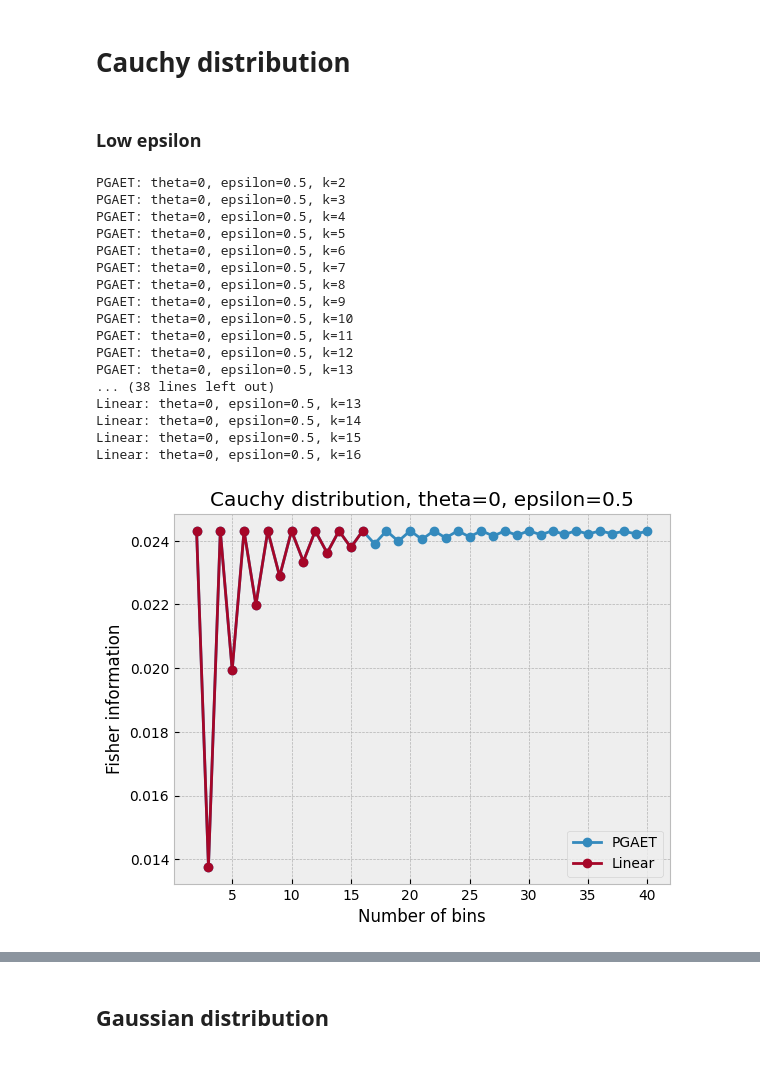
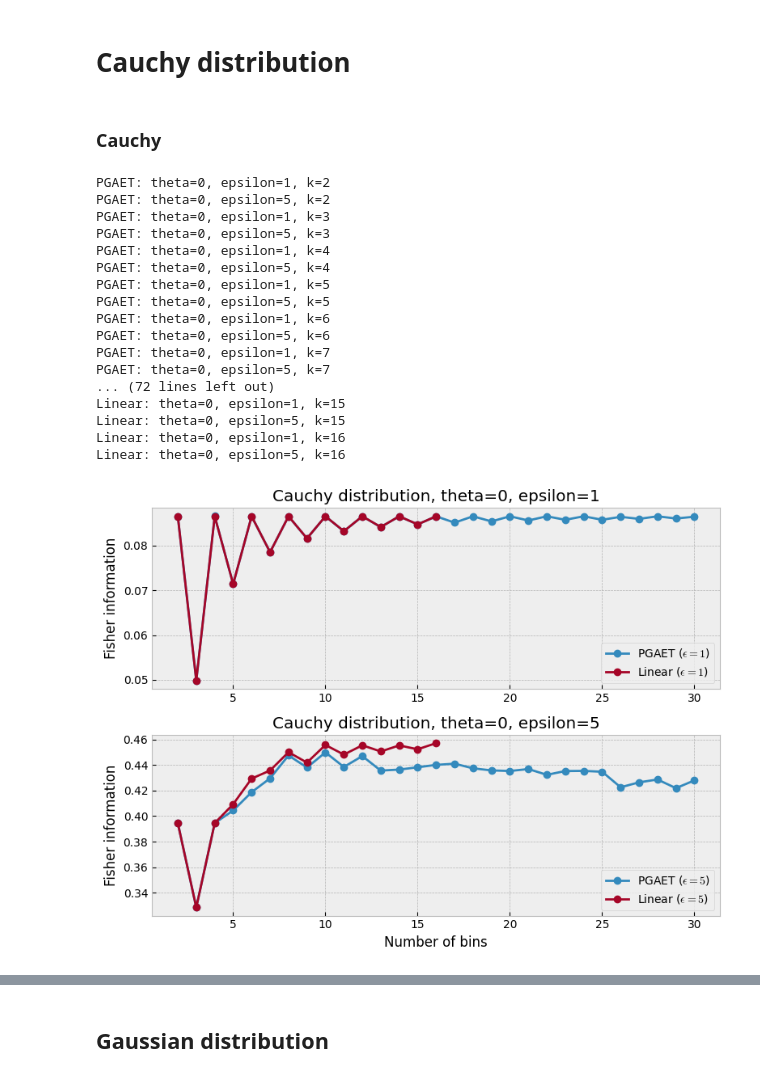
Before and after one commit to MatejVe/locally_efficient_differential_privacy, a Jupyter notebook: cauchy.ipynb, the cells around one changed output, grey strips where cells are left out. Saved outputs shown, nothing was run; the diff lists cells and outputs as text; code cells hidden in the pictures.

```diff
--- a/cauchy.ipynb
+++ b/cauchy.ipynb
@@ -72,25 +94,25 @@ def plot_fisher_information_cauchy(theta, epsilon, max_bins_pgaet, max_bins_line
     plt.show()
-# %% [markdown]
-### Low epsilon
+# %% [markdown]
+### Cauchy
 # %%
-plot_fisher_information_cauchy(0, 0.5, 40, 16, restarts=5)
+plot_fisher_information_cauchy(0, 1, 5, 30, 16, restarts=5)
 # %% [output]
-PGAET: theta=0, epsilon=0.5, k=2
-PGAET: theta=0, epsilon=0.5, k=3
-PGAET: theta=0, epsilon=0.5, k=4
-PGAET: theta=0, epsilon=0.5, k=5
-PGAET: theta=0, epsilon=0.5, k=6
-PGAET: theta=0, epsilon=0.5, k=7
-PGAET: theta=0, epsilon=0.5, k=8
-PGAET: theta=0, epsilon=0.5, k=9
-PGAET: theta=0, epsilon=0.5, k=10
-PGAET: theta=0, epsilon=0.5, k=11
-PGAET: theta=0, epsilon=0.5, k=12
-PGAET: theta=0, epsilon=0.5, k=13
-... (38 lines left out)
-Linear: theta=0, epsilon=0.5, k=13
-Linear: theta=0, epsilon=0.5, k=14
-Linear: theta=0, epsilon=0.5, k=15
-Linear: theta=0, epsilon=0.5, k=16
+PGAET: theta=0, epsilon=1, k=2
+PGAET: theta=0, epsilon=5, k=2
+PGAET: theta=0, epsilon=1, k=3
+PGAET: theta=0, epsilon=5, k=3
+PGAET: theta=0, epsilon=1, k=4
+PGAET: theta=0, epsilon=5, k=4
+PGAET: theta=0, epsilon=1, k=5
+PGAET: theta=0, epsilon=5, k=5
+PGAET: theta=0, epsilon=1, k=6
+PGAET: theta=0, epsilon=5, k=6
+PGAET: theta=0, epsilon=1, k=7
+PGAET: theta=0, epsilon=5, k=7
+... (72 lines left out)
+Linear: theta=0, epsilon=1, k=15
+Linear: theta=0, epsilon=5, k=15
+Linear: theta=0, epsilon=1, k=16
+Linear: theta=0, epsilon=5, k=16
-[figure, old version]
+[figure, new version]
 # %%
```
Also changed, not shown: parts of 5 cells of this notebook, 1 other file.
